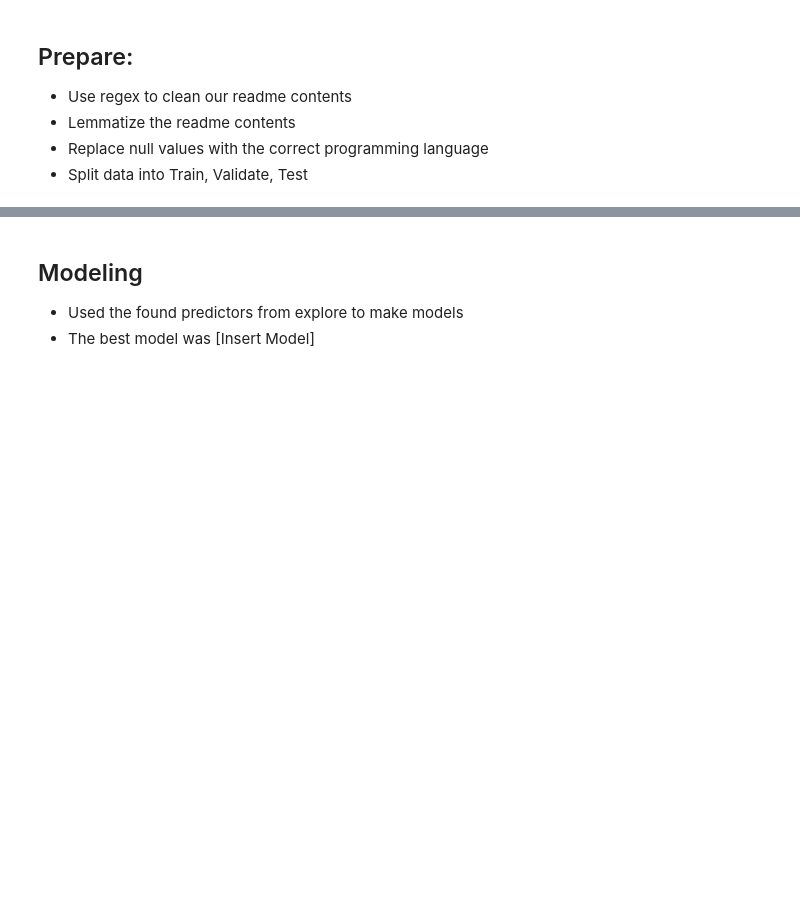
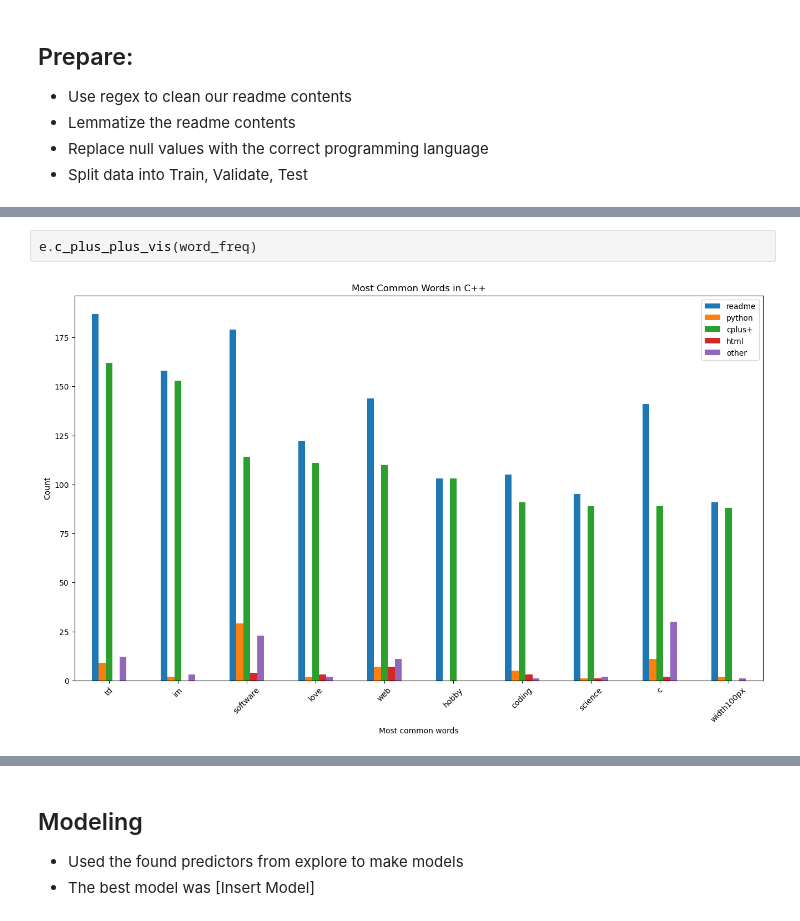
Before and after one commit to nlp-project-noether/nlp-project, a Jupyter notebook: final_report.ipynb, the cells around one changed output, grey strips where cells are left out. Saved outputs shown, nothing was run; the diff lists cells and outputs as text; blank space fills up the shorter version.

```diff
--- a/final_report.ipynb
+++ b/final_report.ipynb
@@ -47,0 +116,4 @@ from sklearn.metrics import classification_report, accuracy_score
+# %%
+e.c_plus_plus_vis(word_freq)
+# %% [output]
+[figure, added]
```
Also changed, not shown: parts of 21 cells of this notebook, 3 other files.
